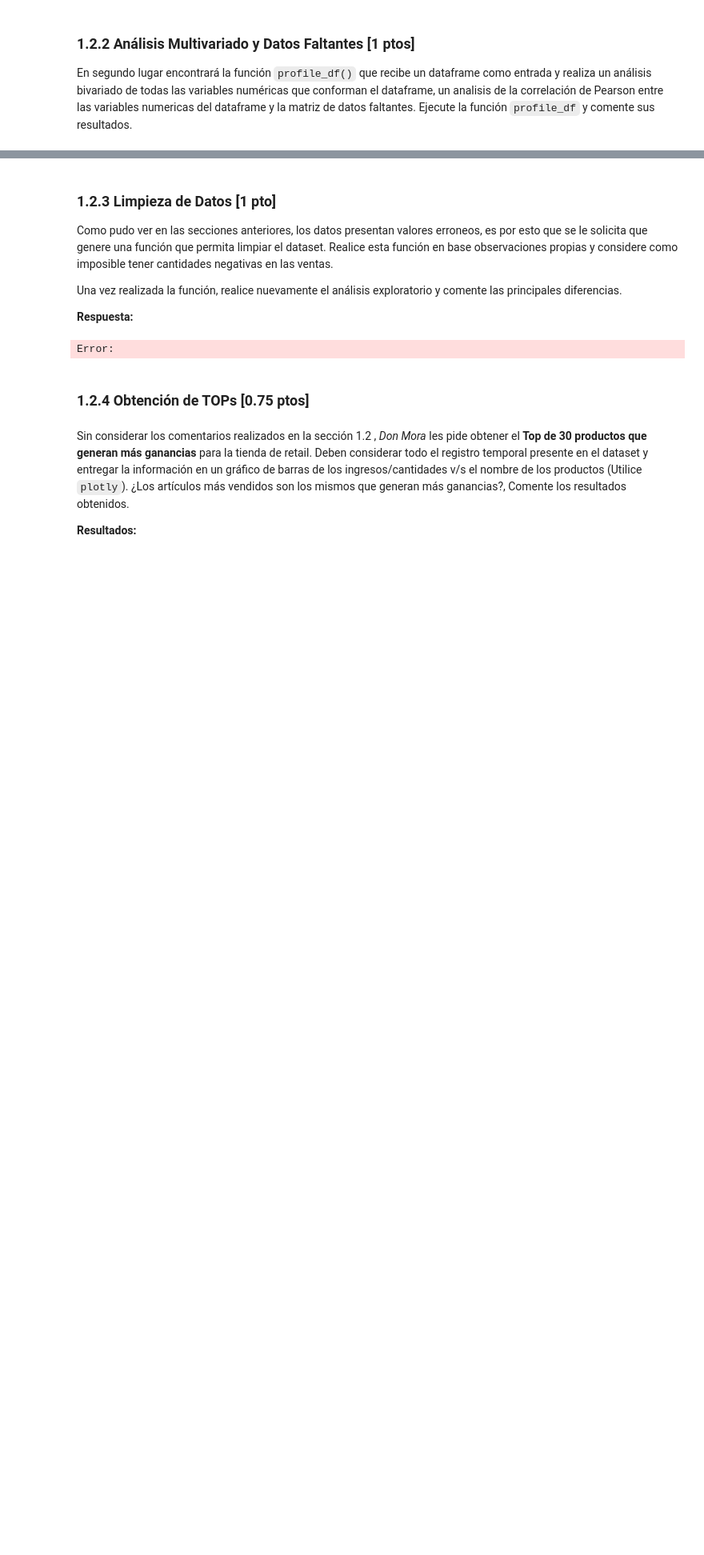
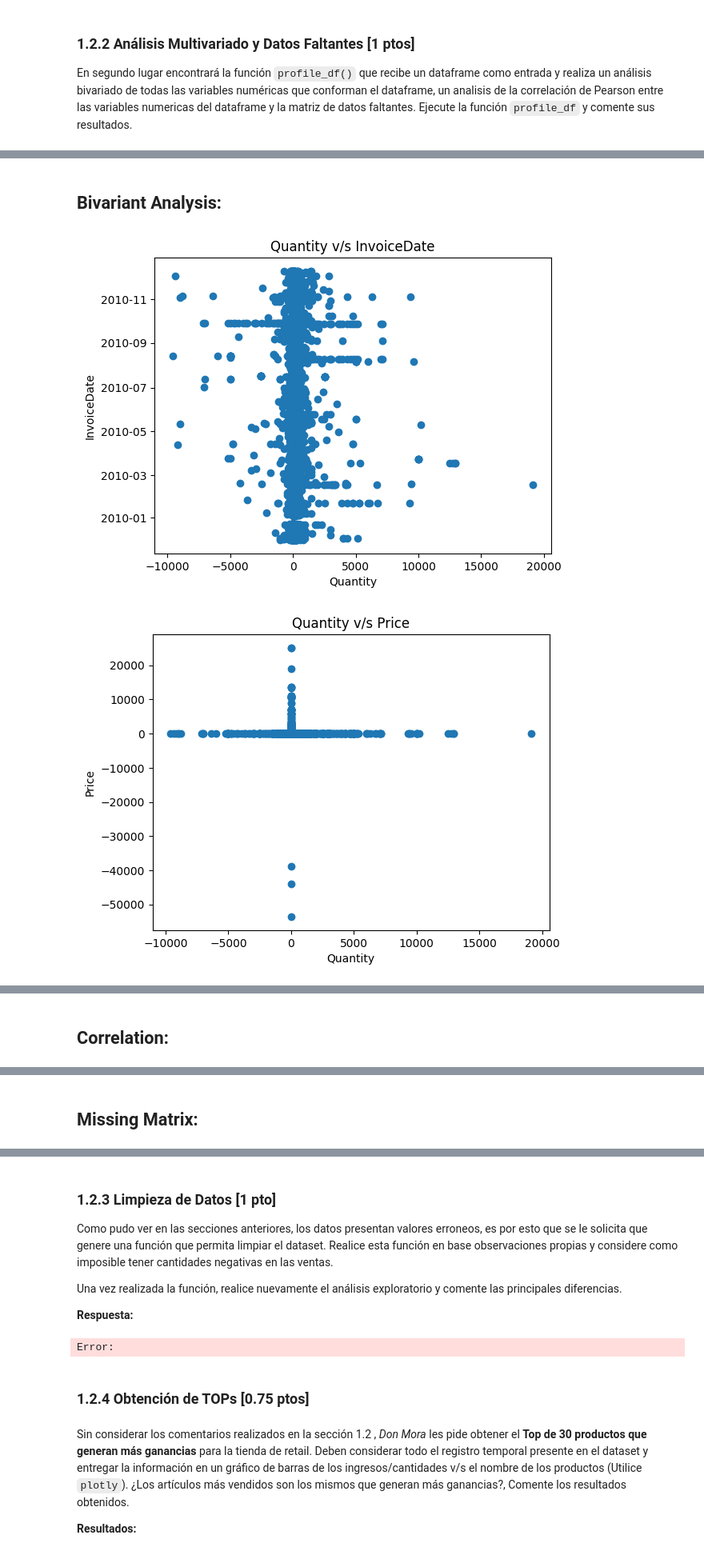
Before and after one commit to ClaudiaRayen/MDS7202-Laboratorios, a Jupyter notebook: Laboratorio6_Enunciado.ipynb, the cells around one changed output, grey strips where cells are left out. Shown at 80% size. Cells and saved outputs as stored; diff of their text form; code cells hidden in the pictures; blank space fills up the shorter version.

```diff
--- a/Laboratorio6_Enunciado.ipynb
+++ b/Laboratorio6_Enunciado.ipynb
@@ -296,3 +336,6 @@ Error:
 # %%
-profile_df(...)
+profile_df(df_retail)
 # %% [output]
+## Bivariant Analysis:
+[figure, added]
+[figure, added]
@@ -298,0 +343 @@ profile_df(...)
+## Correlation:
@@ -299,0 +345 @@ Error:
+## Missing Matrix:
```
Also changed, not shown: parts of 7 cells of this notebook.
